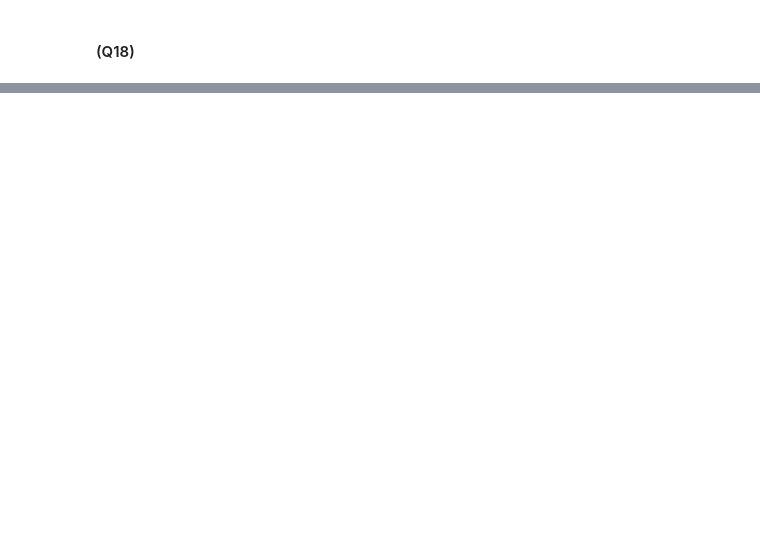
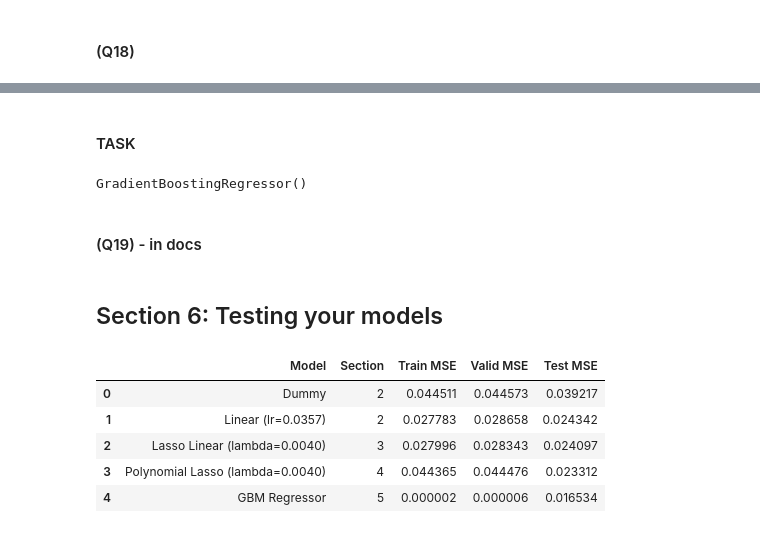
Before and after one commit to UriKH/ML-02360766, a Jupyter notebook: wet_hw3/notebook.ipynb, the cells around one changed output, grey strips where cells are left out. Drawn from its saved outputs; the diff is of its cells as text; code cells hidden in the pictures; blank space fills up the shorter version.

```diff
--- a/wet_hw3/notebook.ipynb
+++ b/wet_hw3/notebook.ipynb
@@ -117,8 +117,8 @@ z_scale_columns = ['PCR_03', 'PCR_05', 'PCR_07', 'PCR_09', 'PCR_10', 'weight', '
 train, test = preprocess(train, test, mm_scale_columns, z_scale_columns)
 
 # we don't want to train using the patient_id as feature as it is unrelated to the end result.
-train_full = train.copy()
 train.drop(columns=['patient_id'], inplace=True)
+test.drop(columns=['patient_id'], inplace=True)
 # %% [markdown]
 ## Section 1: Linear regression implementation
 # %% [markdown]
@@ -630,2 +629,10 @@ plt.show()
 # %% [markdown]
 #### (Q18)
+# %%
+scores['Model'].append(f'GBM Regressor')
+scores['Section'].append(5)
+best_res_config = {'learning_rate': 0.1, 'loss': 'huber', 'min_samples_leaf': 1}
+
+index = [i for i, params in enumerate(res['params']) if params == best_res_config][0]
+scores['Train MSE'].append(res['mean_train_score'][index])
+scores['Valid MSE'].append(res['mean_test_score'][index])
@@ -631,0 +648,28 @@ plt.show()
+# %% [markdown]
+#### TASK
+# %%
+best_gbm = GBM(learning_rate=0.1, min_samples_leaf=1)
+best_gbm.fit(X_train, y_train)
+# %% [output]
+GradientBoostingRegressor()
+# %% [markdown]
+#### (Q19) - in docs
+# %% [markdown]
+## Section 6: Testing your models
+# %%
+test_mse = [
+    MSE(y_test, dummy_reg_full.predict(X_test)),
+    MSE(y_test, linear_reg_best.predict(X_test)),
+    MSE(y_test, linear_lasso_reg_best.predict(X_test)),
+    MSE(y_test, poly_lasso_reg_best.predict(X_test)),
+    MSE(y_test, best_gbm.predict(X_test))
+]
+scores['Test MSE'] = test_mse
+pd.DataFrame(scores, columns=['Model', 'Section', 'Train MSE', 'Valid MSE', 'Test MSE'], index=[0, 1, 2, 3, 4])
+# %% [output]
+|  | Model | Section | Train MSE | Valid MSE | Test MSE |
+| 0 | Dummy | 2 | 0.044511 | 0.044573 | 0.039217 |
+| 1 | Linear (lr=0.0357) | 2 | 0.027783 | 0.028658 | 0.024342 |
+| 2 | Lasso Linear (lambda=0.0040) | 3 | 0.027996 | 0.028343 | 0.024097 |
+| 3 | Polynomial Lasso (lambda=0.0040) | 4 | 0.044365 | 0.044476 | 0.023312 |
+| 4 | GBM Regressor | 5 | 0.000002 | 0.000006 | 0.016534 |
```
Also changed, not shown: parts of 3 cells of this notebook.
